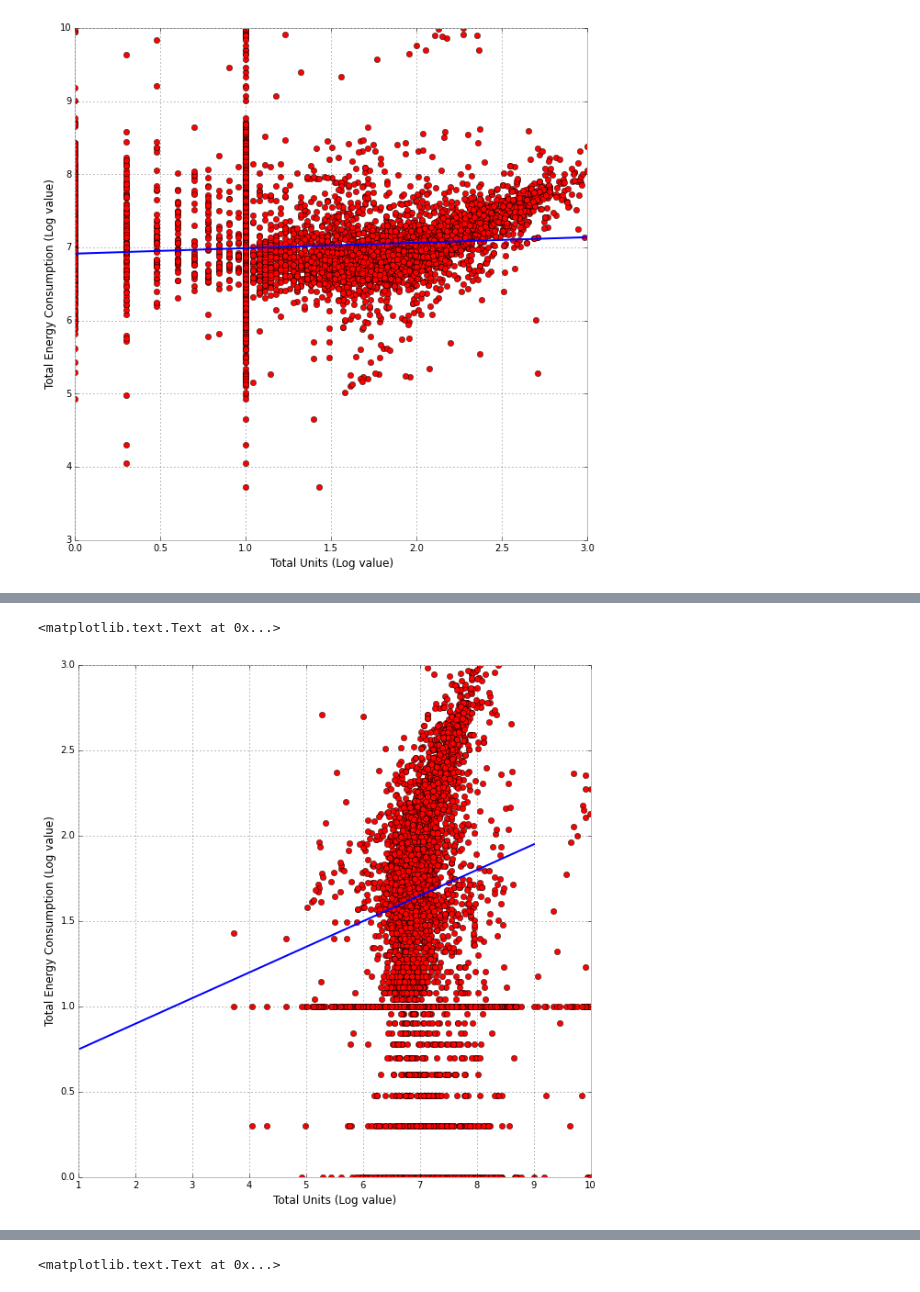
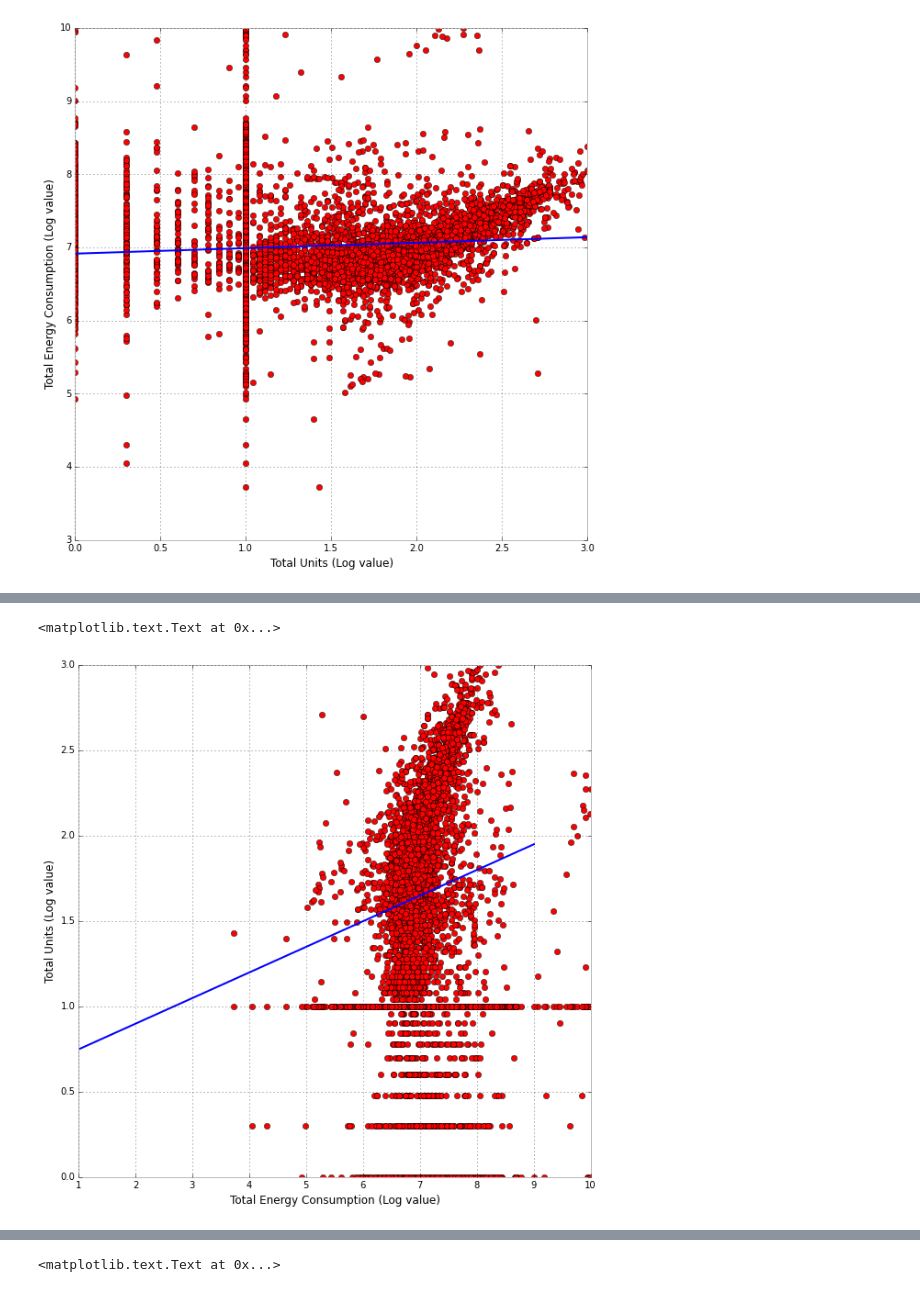
Before and after one commit to ManushiM/PUI2015_MMajumdar, a Jupyter notebook: HW5/PUI_Assignment1Manushi.ipynb, the cells around one changed output, grey strips where cells are left out. Drawn from its saved outputs; the diff is of its cells as text; code cells hidden in the pictures.

```diff
--- a/HW5/PUI_Assignment1Manushi.ipynb
+++ b/HW5/PUI_Assignment1Manushi.ipynb
@@ -124,2 +125,2 @@ BBLmerge = pd.merge(nrg, bsize, on='BBL')
 # %%
-BBLmerge['Building Energy Consumption'] = BBLmerge['energy']*BBLmerge['area']
+BBLMerge['Building Energy Consumption'] = BBLMerge['energy']*BBLMerge['area']
@@ -163,7 +156,7 @@ pl.legend()
 # %%
 # Cutting the dataset
 
-BBLCut = BBLmerge[(BBLmerge['Building Energy Consumption']>=1000)&(BBLmerge['Building Energy Consumption']<1e+10) & (BBLmerge['UnitsTotal']>=1)&(BBLmerge['UnitsTotal']<1000)]
+BBLCut = BBLMerge[(BBLMerge['Building Energy Consumption']>=1000)&(BBLMerge['Building Energy Consumption']<1e+10) & (BBLMerge['UnitsTotal']>=1)&(BBLMerge['UnitsTotal']<1000)]
 
 BBLCut
 # %% [output]
@@ -197,15 +190,15 @@ pl.legend()
 # %% [output]
 [figure]
 # %%
-import statsmodels.api as sma
+import statsmodels.api as smf
 
 y = (BBLCut['Building Energy Consumption'])
 x = (BBLCut['UnitsTotal'])
 #Fitting a line through the data
-x1 = sma.add_constant(np.log10(x))
+x1 = smf.add_constant(np.log10(x))
 y1 = np.log10(y)
 
-model1 = sma.OLS(y1, x1, missing='drop').fit()
+model1 = smf.OLS(y1, x1, missing='drop').fit()
 print model1.summary()
 # %% [output]
                                  OLS Regression Results
@@ -238,15 +232,14 @@ plt.ylabel('Total Energy Consumption (Log value)')
 <matplotlib.text.Text at 0x...>
 [figure]
 # %%
-#Swapping the axes to see if fit is improved
-x2 = sma.add_constant(np.log10(y))
+x2 = smf.add_constant(np.log10(y))
 y2 = np.log10(x)
 
-model2 = sma.OLS(y2, x2, mising='drop').fit()
+model2 = smf.OLS(y2, x2, mising='drop').fit()
 print model2.summary()
 
 x2 = (np.log10(y))
-y2 = sma.add_constant(np.log10(x))
+y2 = smf.add_constant(np.log10(x))
 # %% [output]
                             OLS Regression Results
 ==============================================================================
@@ -266,12 +259,16 @@ Covariance Type:            nonrobust
 Warnings:
 [1] Standard Errors assume that the covariance matrix of the errors is correctly specified.
 # %%
+#Plotting Energy Consumption v/s Units
 figure2 = figure(figsize = (10,10))
 xPlot2 = np.arange(1, 10, 1)
 yPlot2 = (model2.params)[1]*xPlot2 + (model2.params)[0]
 ax = figure2.add_subplot(111)
 ax.plot(x2, y2, 'ro')
 ax.plot(xPlot2, yPlot2, 'blue')
+
+plt.xlabel('Total Energy Consumption (Log value)')
+plt.ylabel('Total Units (Log value)')
 # %% [output]
 <matplotlib.text.Text at 0x...>
-[figure, old version]
+[figure, new version]
```
Also changed, not shown: parts of 26 cells of this notebook.
